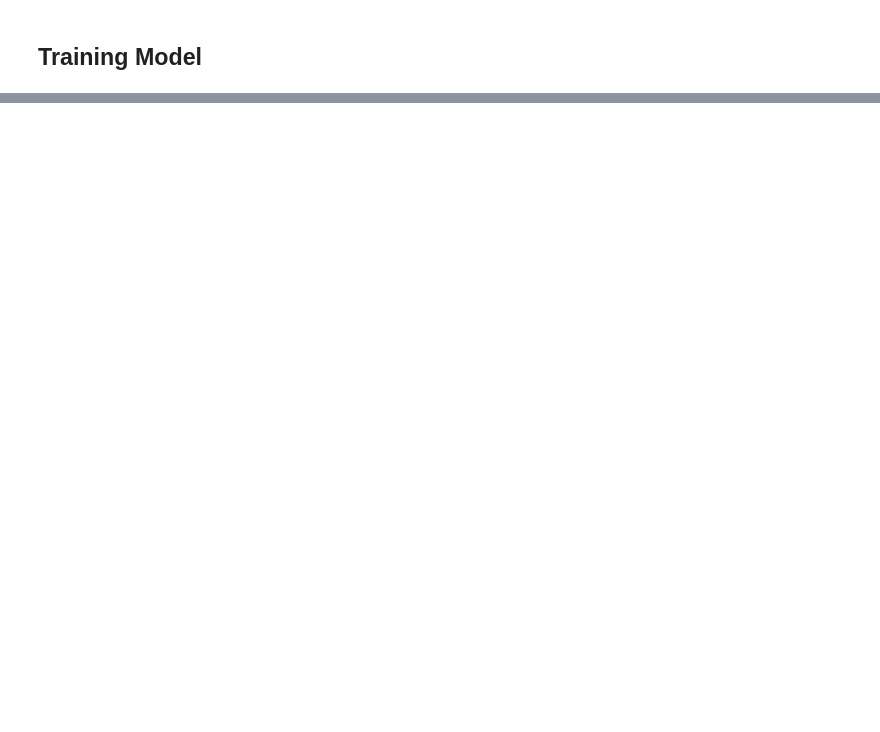
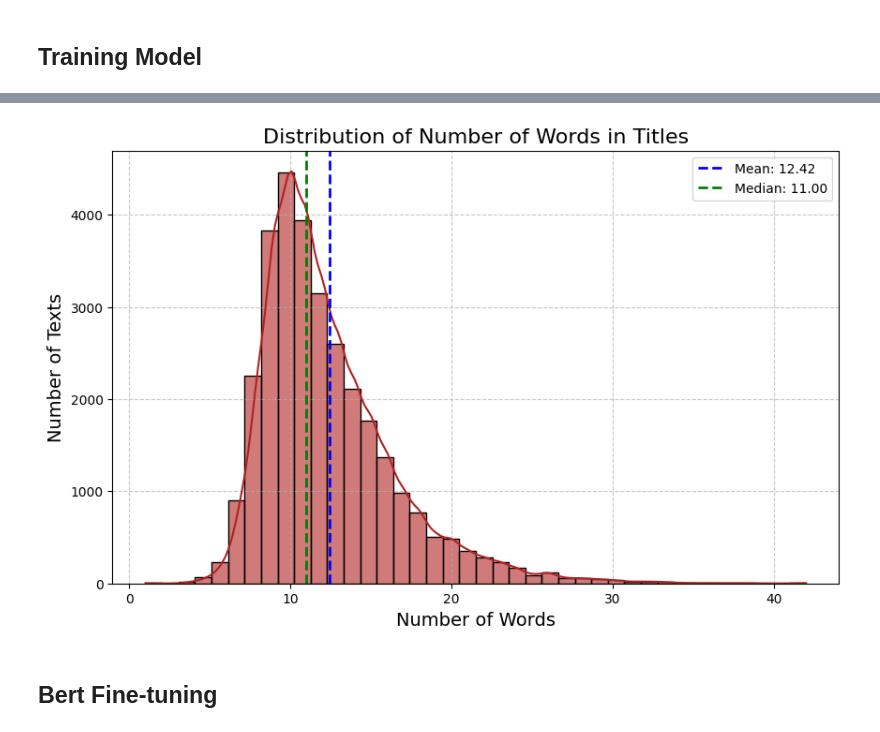
Before and after one commit to JessieLuo/AppliedMachineLearning, a Jupyter notebook: fakeNewsDetection.ipynb, the cells around one changed output, grey strips where cells are left out. Saved outputs shown, nothing was run; the diff lists cells and outputs as text; code cells hidden in the pictures; blank space fills up the shorter version.

```diff
--- a/fakeNewsDetection.ipynb
+++ b/fakeNewsDetection.ipynb
@@ -167,0 +261,42 @@ plt.show()
+# %%
+# Train-Validation-Test set split into 0.7, 0.15 and 0.15 ratio
+# Train-Temp split
+train_text, temp_text, train_labels, temp_labels = train_test_split(news_df['title'], news_df['label'],
+                                                                    test_size=0.3,
+                                                                    stratify=news_df['Target'])
+# Validation-Test split
+val_text, test_text, val_labels, test_labels = train_test_split(temp_text, temp_labels,
+                                                                test_size=0.5,
+                                                                stratify=temp_labels)
+# %%
+# Calculate the sequence lengths
+seq_len = [len(title.split()) for title in train_text]
+
+# Create the histogram
+plt.figure(figsize=(10, 6))  # Increase figure size for better readability
+sns.histplot(seq_len, bins=40, kde=True, color='firebrick', alpha=0.6)  # Add KDE for smooth distribution
+
+# Add mean and median lines
+mean_len = sum(seq_len) / len(seq_len)
+median_len = pd.Series(seq_len).median()
+
+plt.axvline(mean_len, color='blue', linestyle='dashed', linewidth=2, label=f'Mean: {mean_len:.2f}')
+plt.axvline(median_len, color='green', linestyle='dashed', linewidth=2, label=f'Median: {median_len:.2f}')
+
+# Add titles and labels
+plt.title('Distribution of Number of Words in Titles', fontsize=16)
+plt.xlabel('Number of Words', fontsize=14)
+plt.ylabel('Number of Texts', fontsize=14)
+
+# Add grid for better readability
+plt.grid(True, linestyle='--', alpha=0.7)
+
+# Show legend
+plt.legend()
+
+# Display the plot
+plt.show()
+# %% [output]
+[figure, added]
+# %% [markdown]
+## Bert Fine-tuning
```
Also changed, not shown: parts of 33 cells of this notebook.
